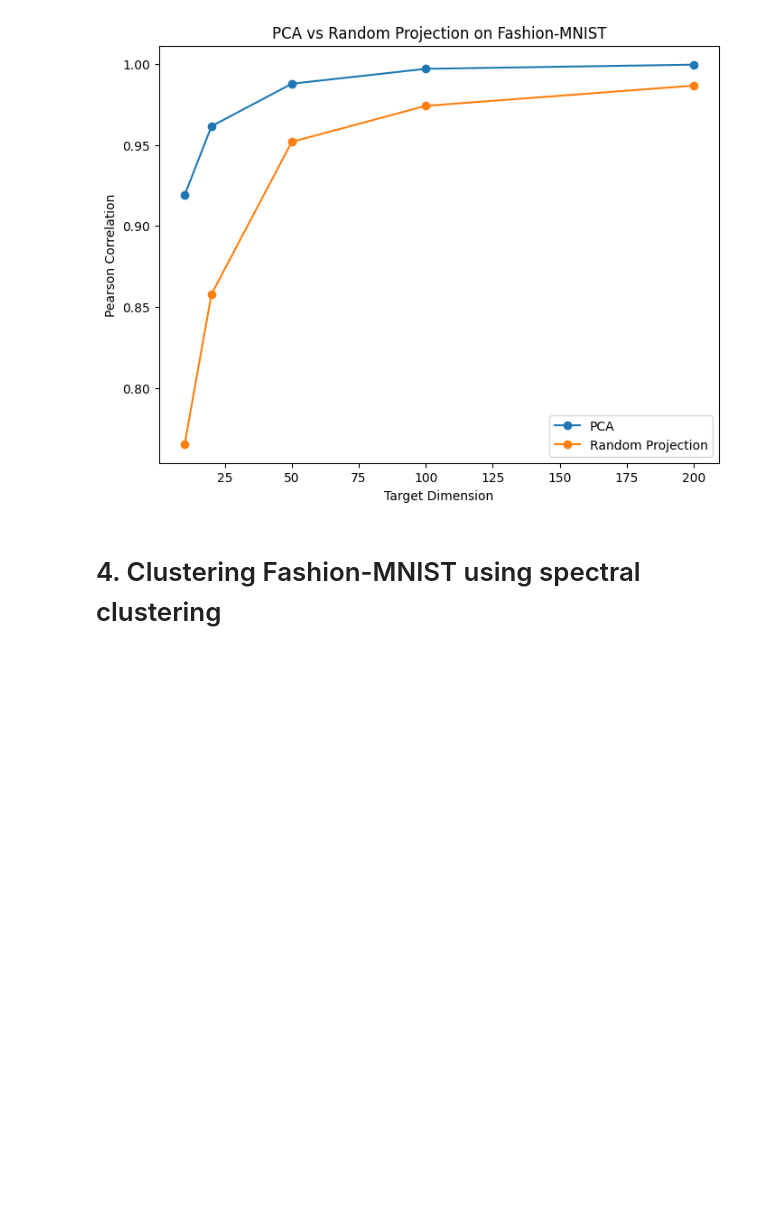
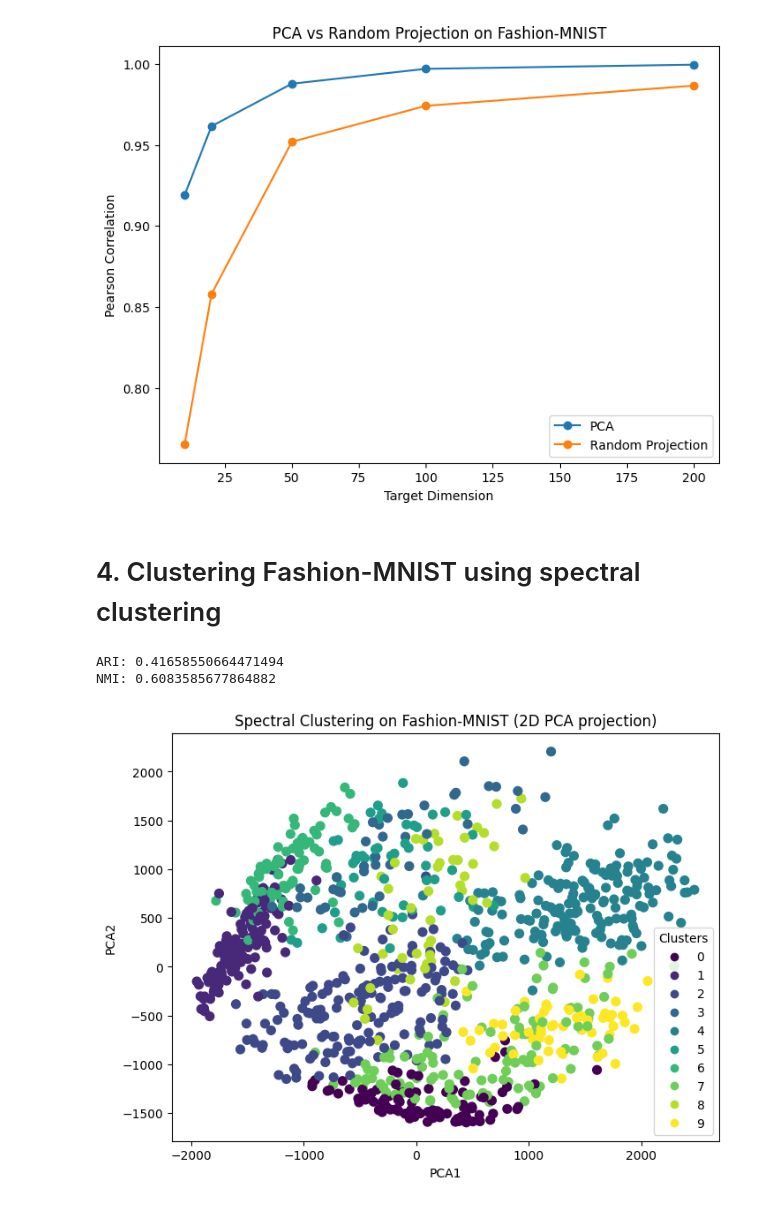
Before and after one commit to amyynguyen/MATH5750_Project2, a Jupyter notebook: project2.ipynb, the cells around one changed output. Drawn from its saved outputs; the diff is of its cells as text; code cells hidden in the pictures; blank space fills up the shorter version.

```diff
--- a/project2.ipynb
+++ b/project2.ipynb
@@ -197,0 +196,47 @@ plt.show()
+# %%
+# your code here
+from sklearn.cluster import SpectralClustering
+from sklearn.metrics import adjusted_rand_score, normalized_mutual_info_score
+
+# Load dataset
+X, y = fetch_openml("Fashion-MNIST", version=1, as_frame=False, parser="auto", return_X_y=True)
+y = y.astype(int)
+
+# Sample sunset for speed
+np.random.seed(0)
+idx = np.random.choice(len(X), size=1000, replace=False)
+X = X[idx]
+y = y[idx]
+
+# Scale and reduce dimension
+pca = PCA(n_components=50, random_state=0)
+X_pca = pca.fit_transform(X)
+
+# Spectral clustering
+spectral = SpectralClustering(n_clusters=10, affinity='nearest_neighbors', random_state=0)
+y_spectral = spectral.fit_predict(X_pca)
+
+# Evaluate clustering
+ari = adjusted_rand_score(y, y_spectral)
+nmi = normalized_mutual_info_score(y, y_spectral)
+
+# Print
+print("ARI:", ari)
+print("NMI:", nmi)
+
+# Visualize cluster in 2D
+pca_2d = PCA(n_components=2, random_state=0)
+X_2d = pca_2d.fit_transform(X_pca)
+
+# Plot
+plt.figure(figsize=(8,6))
+scatter = plt.scatter(X_2d[:, 0], X_2d[:, 1], c=y_spectral, s=50, cmap='viridis')
+plt.legend(*scatter.legend_elements(), title="Clusters")
+plt.title("Spectral Clustering on Fashion-MNIST (2D PCA projection)")
+plt.xlabel("PCA1")
+plt.ylabel("PCA2")
+plt.show()
+# %% [output]
+ARI: 0.41658550664471494
+NMI: 0.6083585677864882
+[figure, added]
```
Also changed, not shown: parts of 1 cell of this notebook.
